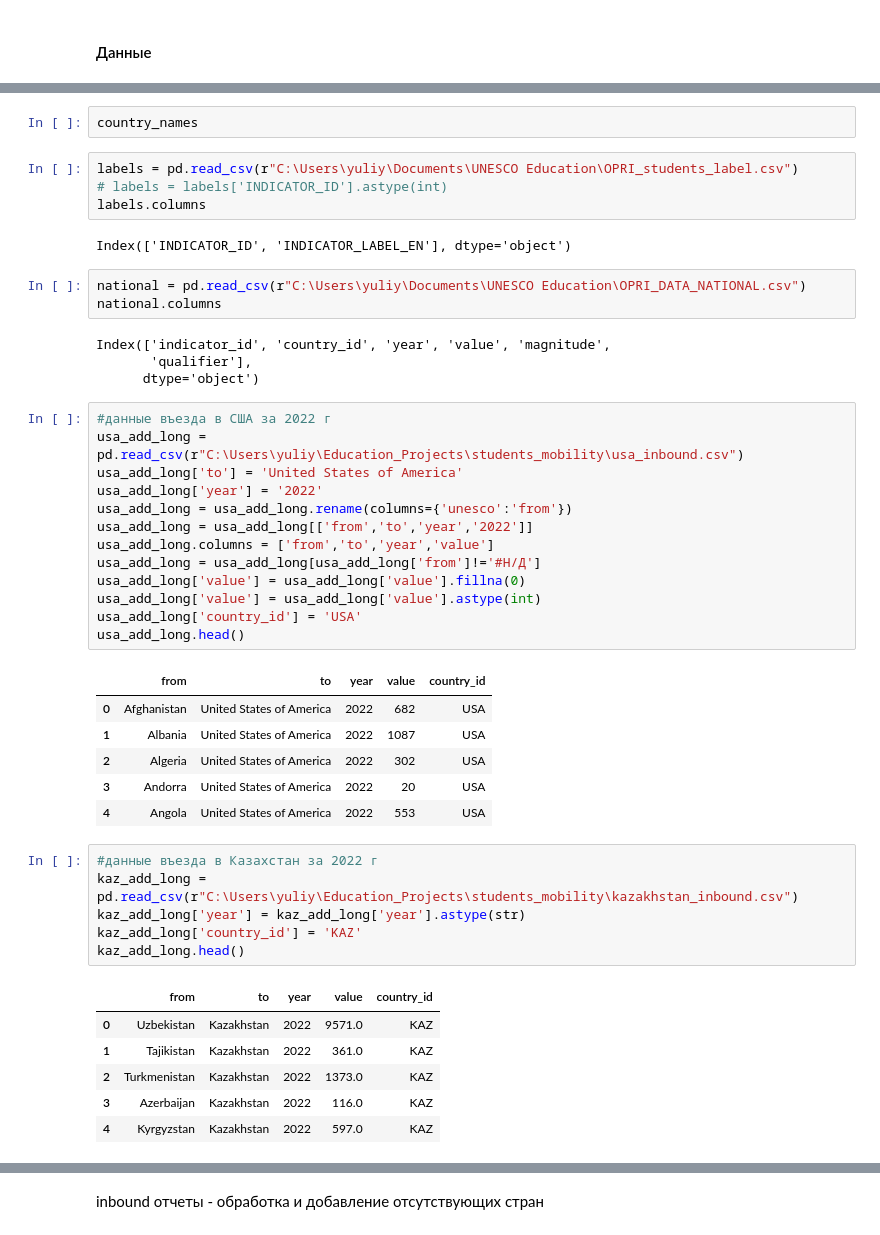
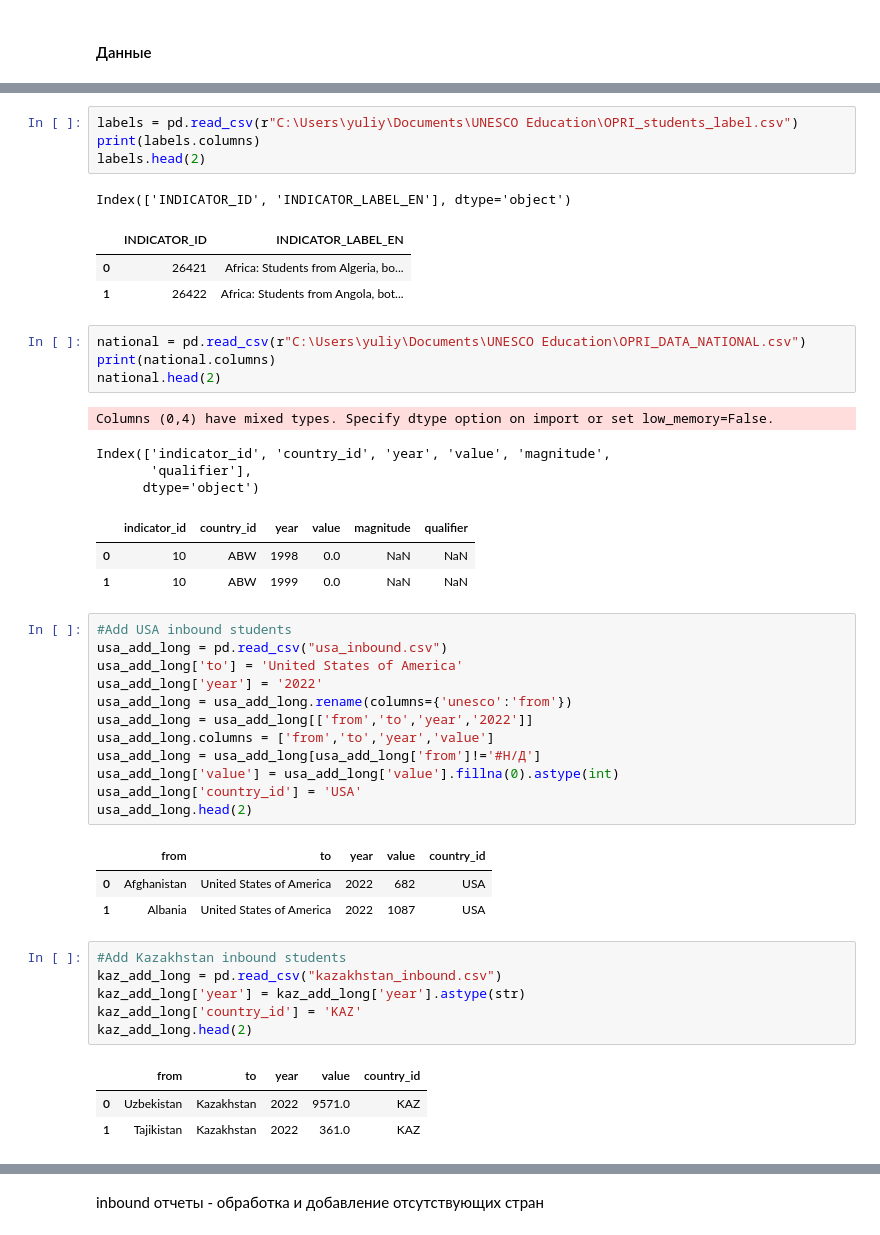
Before and after one commit to YuliyaTorgasheva/students_mobility, a Jupyter notebook: international_students_mob_CA.ipynb, the cells around one changed output, grey strips where cells are left out. Saved outputs shown, nothing was run; the diff lists cells and outputs as text.

```diff
--- a/international_students_mob_CA.ipynb
+++ b/international_students_mob_CA.ipynb
@@ -14,49 +37,48 @@ country_names = pd.read_csv(r"C:\Users\yuliy\Documents\UNESCO Education\OPRI_COU
-# %%
-country_names
 # %%
 labels = pd.read_csv(r"C:\Users\yuliy\Documents\UNESCO Education\OPRI_students_label.csv")
-# labels = labels['INDICATOR_ID'].astype(int)
-labels.columns
+print(labels.columns)
+labels.head(2)
 # %% [output]
 Index(['INDICATOR_ID', 'INDICATOR_LABEL_EN'], dtype='object')
+|  | INDICATOR_ID | INDICATOR_LABEL_EN |
+| 0 | 26421 | Africa: Students from Algeria, bo... |
+| 1 | 26422 | Africa: Students from Angola, bot... |
 # %%
 national = pd.read_csv(r"C:\Users\yuliy\Documents\UNESCO Education\OPRI_DATA_NATIONAL.csv")
-national.columns
+print(national.columns)
+national.head(2)
 # %% [output]
-Index(['indicator_id', 'country_id', 'year', 'value', 'magnitude',
-       'qualifier'],
-      dtype='object')
+Columns (0,4) have mixed types. Specify dtype option on import or set low_memory=False.
+Index(['indicator_id', 'country_id', 'year', 'value', 'magnitude',
+       'qualifier'],
+      dtype='object')
+|  | indicator_id | country_id | year | value | magnitude | qualifier |
+| 0 | 10 | ABW | 1998 | 0.0 | NaN | NaN |
+| 1 | 10 | ABW | 1999 | 0.0 | NaN | NaN |
 # %%
-#данные въезда в США за 2022 г
-usa_add_long = pd.read_csv(r"C:\Users\yuliy\Education_Projects\students_mobility\usa_inbound.csv")
+#Add USA inbound students
+usa_add_long = pd.read_csv("usa_inbound.csv")
 usa_add_long['to'] = 'United States of America'
 usa_add_long['year'] = '2022'
 usa_add_long = usa_add_long.rename(columns={'unesco':'from'})
 usa_add_long = usa_add_long[['from','to','year','2022']]
 usa_add_long.columns = ['from','to','year','value']
 usa_add_long = usa_add_long[usa_add_long['from']!='#Н/Д']
-usa_add_long['value'] = usa_add_long['value'].fillna(0)
-usa_add_long['value'] = usa_add_long['value'].astype(int)
+usa_add_long['value'] = usa_add_long['value'].fillna(0).astype(int)
 usa_add_long['country_id'] = 'USA'
-usa_add_long.head()
+usa_add_long.head(2)
 # %% [output]
 |  | from | to | year | value | country_id |
 | 0 | Afghanistan | United States of America | 2022 | 682 | USA |
 | 1 | Albania | United States of America | 2022 | 1087 | USA |
-| 2 | Algeria | United States of America | 2022 | 302 | USA |
-| 3 | Andorra | United States of America | 2022 | 20 | USA |
-| 4 | Angola | United States of America | 2022 | 553 | USA |
 # %%
-#данные въезда в Казахстан за 2022 г
-kaz_add_long = pd.read_csv(r"C:\Users\yuliy\Education_Projects\students_mobility\kazakhstan_inbound.csv")
+#Add Kazakhstan inbound students
+kaz_add_long = pd.read_csv("kazakhstan_inbound.csv")
 kaz_add_long['year'] = kaz_add_long['year'].astype(str)
 kaz_add_long['country_id'] = 'KAZ'
-kaz_add_long.head()
+kaz_add_long.head(2)
 # %% [output]
 |  | from | to | year | value | country_id |
 | 0 | Uzbekistan | Kazakhstan | 2022 | 9571.0 | KAZ |
 | 1 | Tajikistan | Kazakhstan | 2022 | 361.0 | KAZ |
-| 2 | Turkmenistan | Kazakhstan | 2022 | 1373.0 | KAZ |
-| 3 | Azerbaijan | Kazakhstan | 2022 | 116.0 | KAZ |
-| 4 | Kyrgyzstan | Kazakhstan | 2022 | 597.0 | KAZ |
 # %%
```
Also changed, not shown: parts of 43 cells of this notebook, 24 other files.
